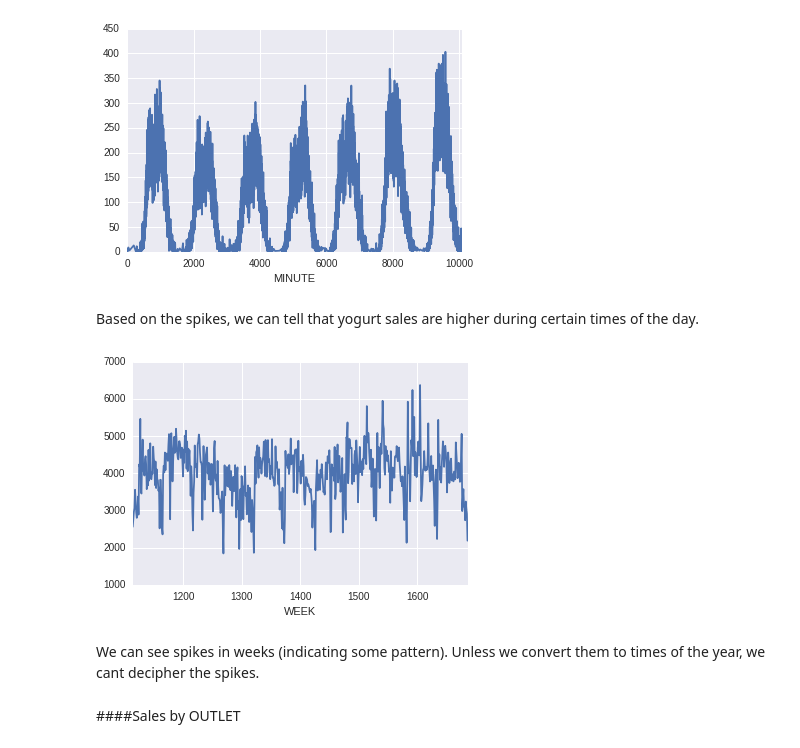
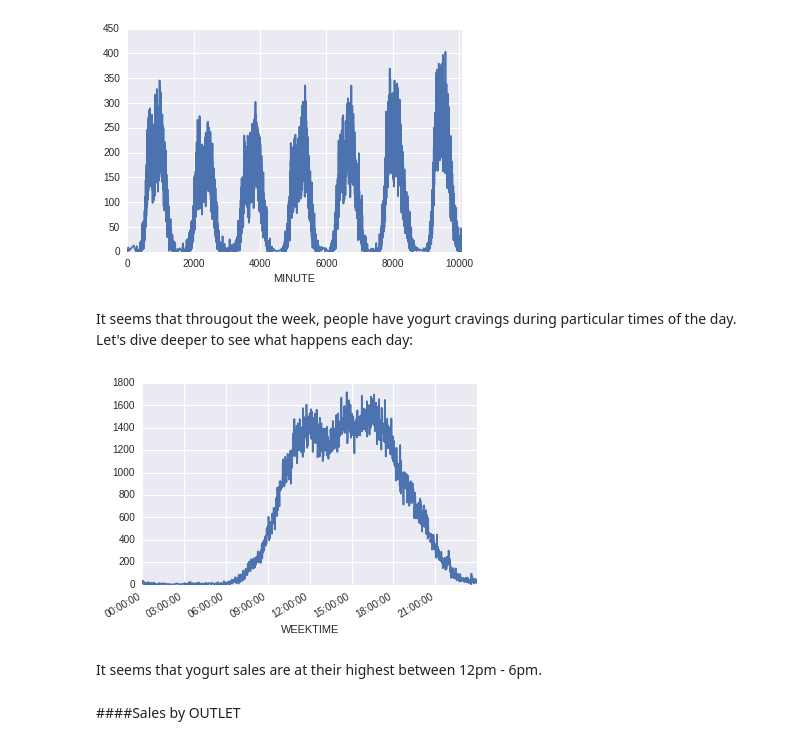
Before and after one commit to mGalarnyk/Machine_Learning_Froyo, a Jupyter notebook: Sadat/IRI_Overview.ipynb, the cells around one changed output. Cells and saved outputs as stored; diff of their text form; code cells hidden in the pictures.

```diff
--- a/Sadat/IRI_Overview.ipynb
+++ b/Sadat/IRI_Overview.ipynb
@@ -106,0 +101,19 @@ It seems GR (Groceries) have 67% of its MINUTE data missing. The other outlets h
+# %%
+def get_datetime(week, minute):
+    week, minute = int(week), int(minute)
+    # Reference orginal date is September 3, 1979
+    ref_orginal = dt.date.toordinal(dt.date(1979, 9, 3))
+    # Convert minutes to days, hours, minutes
+    days, hours, mins = (minute / 1440), ((minute % 1440) / 60), ((minute % 1440) % 60)
+    # Convert from ordinal.
+    return dt.datetime.fromordinal(ref_orginal + (week - 1) * 7 + days).replace(
+        hour=hours, minute=mins)
+
+week = df['WEEK'].values
+minute = df['MINUTE'].fillna(df['MINUTE'].median()).values
+datetime = []
+
+for w,m in zip(week,minute):
+    datetime.append(get_datetime(w,m))
+
+df['DATETIME']=datetime
@@ -108,13 +157,32 @@ It seems GR (Groceries) have 67% of its MINUTE data missing. The other outlets h
 df.dropna().groupby('MINUTE')['DOLLARS'].sum().plot();
 # %% [output]
 [figure]
-# %% [markdown]
-Based on the spikes, we can tell that yogurt sales are higher during certain times of the day.
+# %% [markdown]
+It seems that througout the week, people have yogurt cravings during particular times of the day. Let's dive deeper to see what happens each day:
+# %%
+def get_weektime(week, minute):
+    week, minute = int(week), int(minute)
+    # Reference orginal date is September 3, 1979
+    ref_orginal = dt.date.toordinal(dt.date(1979, 9, 3))
+    # Convert minutes to days, hours, minutes
+    days, hours, mins = (minute / 1440), ((minute % 1440) / 60), ((minute % 1440) % 60)
+    # Convert from ordinal.
+    return dt.datetime.fromordinal(ref_orginal).replace(
+        hour=hours, minute=mins)
+
+week = df['WEEK'].values
+minute = df['MINUTE'].fillna(df['MINUTE'].median()).values
+datetime = []
+
+for w,m in zip(week,minute):
+    datetime.append(get_weektime(w,m))
+
+df['WEEKTIME']=datetime
 # %%
-df.groupby('WEEK')['DOLLARS'].sum().plot();
+df.dropna().groupby('WEEKTIME')['DOLLARS'].sum().plot();
 # %% [output]
-[figure, old version]
+[figure, new version]
-# %% [markdown]
-We can see spikes in weeks (indicating some pattern). Unless we convert them to times of the year, we cant decipher the spikes.
+# %% [markdown]
+It seems that yogurt sales are at their highest between 12pm - 6pm.
 # %% [markdown]
 ####Sales by OUTLET
```
Also changed, not shown: parts of 16 cells of this notebook.
